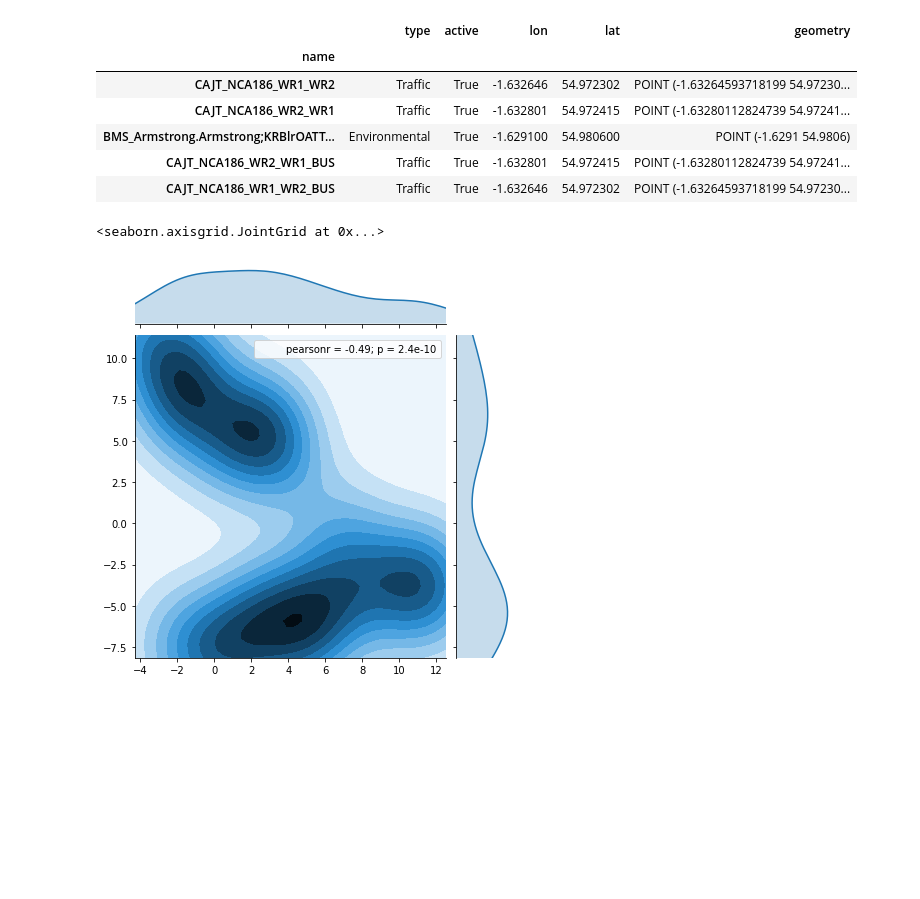
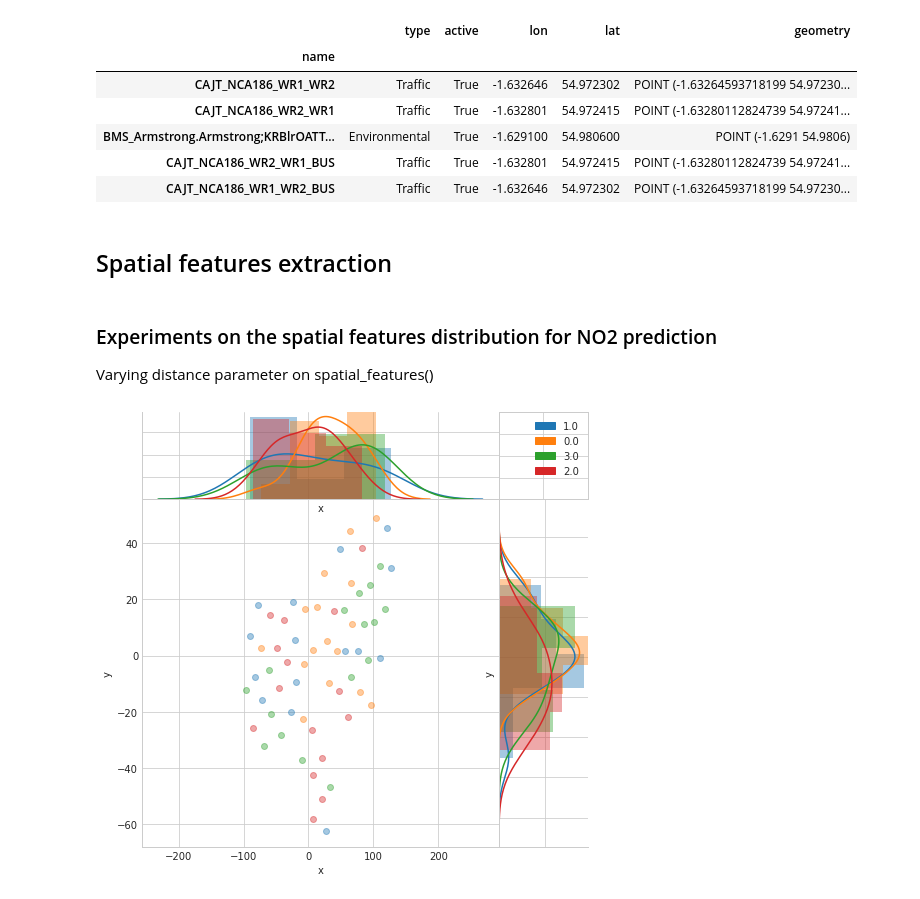
Before and after one commit to adaj/sensingbee, a Jupyter notebook: eda/streets_sensors_features.ipynb, the cells around one changed output. Cells and saved outputs as stored; diff of their text form; code cells hidden in the pictures; blank space fills up the shorter version.

Commit message:
analyzing spatial features distribution for different NO2 concentrations

```diff
--- a/eda/streets_sensors_features.ipynb
+++ b/eda/streets_sensors_features.ipynb
@@ -80,6 +96,37 @@ metadata.head()
 | BMS_Armstrong.Armstrong;KRBlrOATT... | Environmental | True | -1.629100 | 54.980600 | POINT (-1.6291 54.9806) |
 | CAJT_NCA186_WR2_WR1_BUS | Traffic | True | -1.632801 | 54.972415 | POINT (-1.63280112824739 54.97241... |
 | CAJT_NCA186_WR1_WR2_BUS | Traffic | True | -1.632646 | 54.972302 | POINT (-1.63264593718199 54.97230... |
+# %%
+# loading sensors data
+sensors = pd.read_csv(DATA_FOLDER+'data.csv')
+sensors['Timestamp'] = pd.to_datetime(sensors['Timestamp'])
+sensors = sensors.set_index(['Variable','Sensor Name','Timestamp'])
+# resampling to daily medians
+level_values = sensors.index.get_level_values
+sensors = (sensors.groupby([level_values(i) for i in [0,1]]
+                   +[pd.Grouper(freq='D', level=-1)]).median())
+m = metadata.index.values
+s = sensors.reset_index()
+s = s.loc[s['Sensor Name'].isin(m)]
+sensors = s.set_index(['Variable','Sensor Name','Timestamp'])
+metadata = metadata.loc[sensors.index.get_level_values(1).unique()]
+# %%
+def encoding_sensor_variable_classe(sensors, var):
+    df = sensors.loc['NO2'].groupby('Sensor Name').mean()
+
+    def f(x):
+        if x<no2.quantile(0.25)['Value']:
+            return 0
+        elif x<no2.quantile(0.5)['Value']:
+            return 1
+        elif x<no2.quantile(0.75)['Value']:
+            return 2
+        else:
+            return 3
+    df['Value'] = no2['Value'].apply(f)
+    return df
+# %% [markdown]
+## Spatial features extraction
 # %%
 def spatial_features(lines, points, metadata, distance):
     l = ['cycleway','primary','secondary','service','footway','residential']
@@ -103,12 +150,19 @@ def spatial_features(lines, points, metadata, distance):
     return pd.concat([ldf,pdf],axis=1)
 if False:
     spatial_features(lines, points, metadata, 0.0011).to_csv(DATA_FOLDER+'street_features_newcastle.csv')
+# %% [markdown]
+### Experiments on the spatial features distribution for NO2 prediction
+
+Varying distance parameter on spatial_features()
 # %%
+#1km
+
 s1km = spatial_features(lines, points, metadata, 0.011)
-
-#1km
-tsne = TSNE(n_components=2).fit_transform(sfeat)
-sns.jointplot(x=tsne[:,0], y=tsne[:,1], kind="kde", xlim=[tsne[:,0].min(),tsne[:,0].max()], ylim=[tsne[:,1].min(),tsne[:,1].max()] )
+s1km = s1km.join(encoding_sensor_variable_classe(sensors, 'NO2')).dropna()
+tsne = TSNE(n_components=2, random_state=0).fit_transform(s1km[s1km.columns[:-1]])
+tsne = pd.DataFrame(tsne, columns=['x','y'])
+tsne['NO2'] = s1km['Value'].values
+# sns.jointplot(x=tsne[:,0], y=tsne[:,1], kind="kde", xlim=[tsne[:,0].min(),tsne[:,0].max()], ylim=[tsne[:,1].min(),tsne[:,1].max()] )
+jointplot_w_hue(data=tsne, x='x', y='y', hue='NO2', figsize=(8,8))['fig']
 # %% [output]
-<seaborn.axisgrid.JointGrid at 0x...>
-[figure, old version]
+[figure, new version]
```
Also changed, not shown: parts of 7 cells of this notebook.
